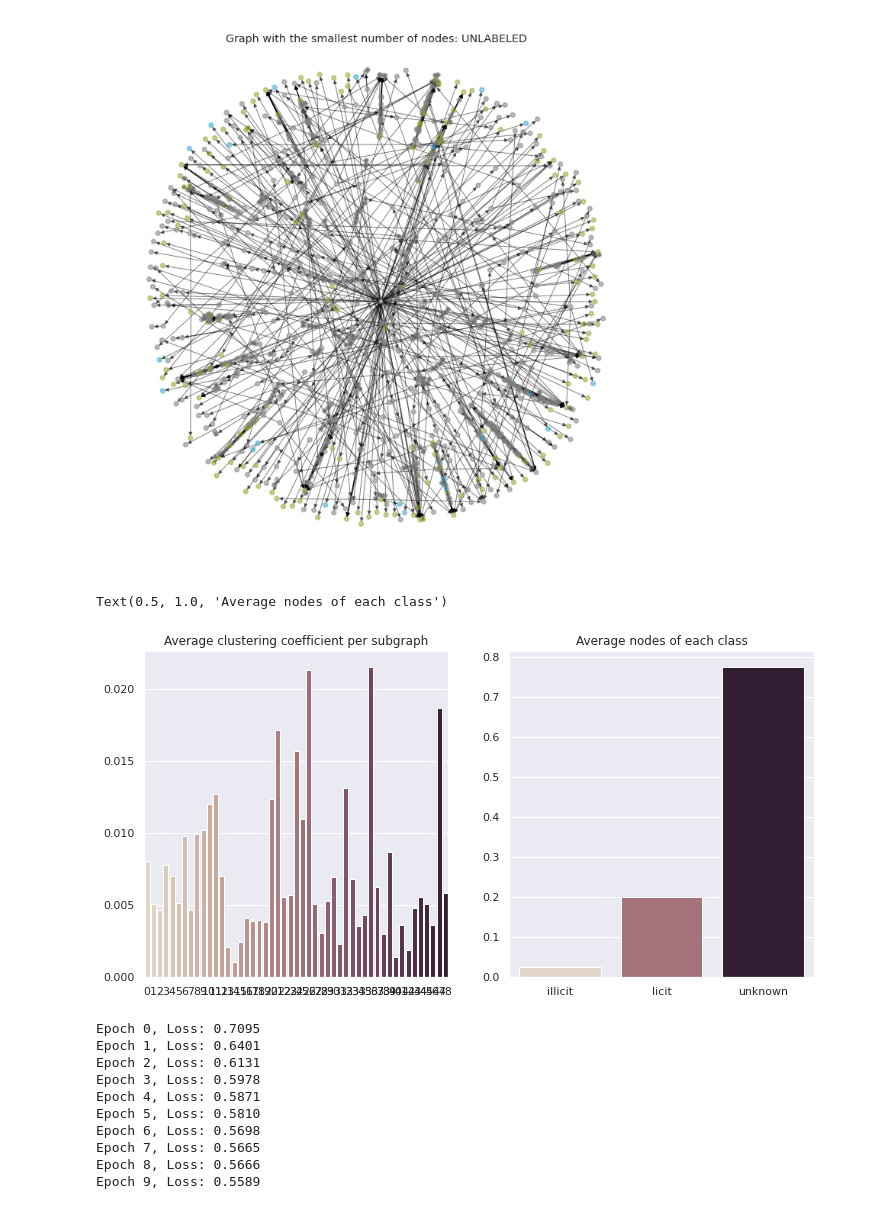
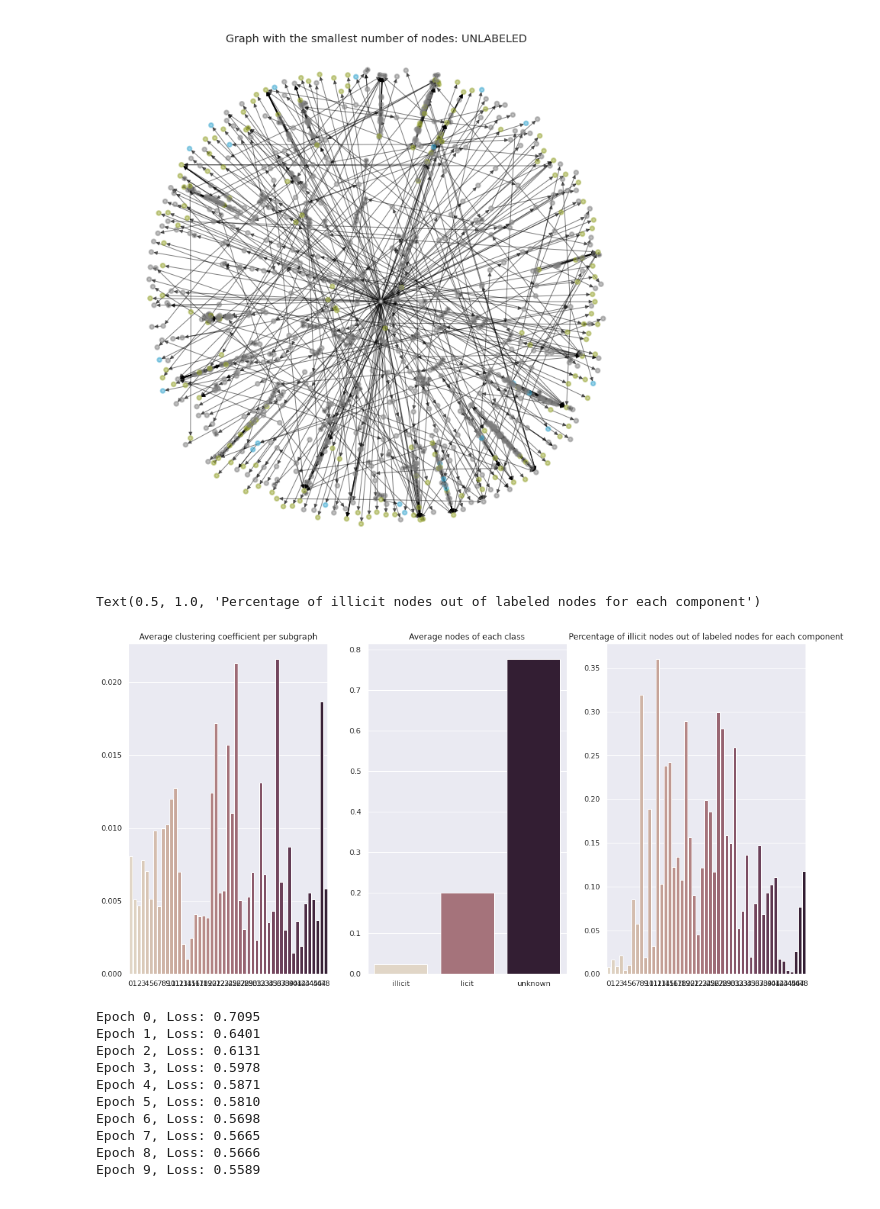
Before and after one commit to aleksgorica/MLGproject, a Jupyter notebook: project.ipynb, the cells around one changed output. Saved outputs shown, nothing was run; the diff lists cells and outputs as text; code cells hidden in the pictures.

```diff
--- a/project.ipynb
+++ b/project.ipynb
@@ -229,23 +224,28 @@ _x = fig2.suptitle("Graph with the smallest number of nodes: UNLABELED")
 # %%
 # some graph analysis
 node_counter = np.array(list(node_dict.values()))
 edge_counter = np.array(list(edge_dict.values()))
 
 avg_cluster_coef = np.round([nx.average_clustering(subgraph) for subgraph in dataset], 5)
 no_of_classes = [np.bincount([attrs["y"] for _, attrs in subgraph.nodes(data=True)]) for subgraph in dataset]
 avg_node_class = np.mean([[i / sum(x) for i in x]for x in no_of_classes], axis=0)
+illicit_percentage = [x[0] / (x[0] + x[1]) for x in no_of_classes]
+# illicit_percentage.sort(reverse=True)
 
 # plot
-fig, axes = plt.subplots(1, 2, sharex=False, figsize=(12,6))
+fig, axes = plt.subplots(1, 3, sharex=False, figsize=(18,9))
 
 clust_graph = sns.barplot(ax=axes[0], x=np.arange(len(dataset)), y=avg_cluster_coef, palette="ch:.25")
 clust_graph.set_title("Average clustering coefficient per subgraph")
 
 class_graph = sns.barplot(ax=axes[1], x=["illicit", "licit", "unknown"], y=avg_node_class, palette="ch:.25")
 class_graph.set_title("Average nodes of each class")
+
+class_graph = sns.barplot(ax=axes[2], x=np.arange(len(dataset)), y=illicit_percentage, palette="ch:.25")
+class_graph.set_title("Percentage of illicit nodes out of labeled nodes for each component")
 # %% [output]
-Text(0.5, 1.0, 'Average nodes of each class')
+Text(0.5, 1.0, 'Percentage of illicit nodes out of labeled nodes for each component')
-[figure, old version]
+[figure, new version]
 # %%
 # Model definition
 from torch_geometric.nn import GCNConv, GATConv, BatchNorm
```
Also changed, not shown: parts of 1 cell of this notebook.
